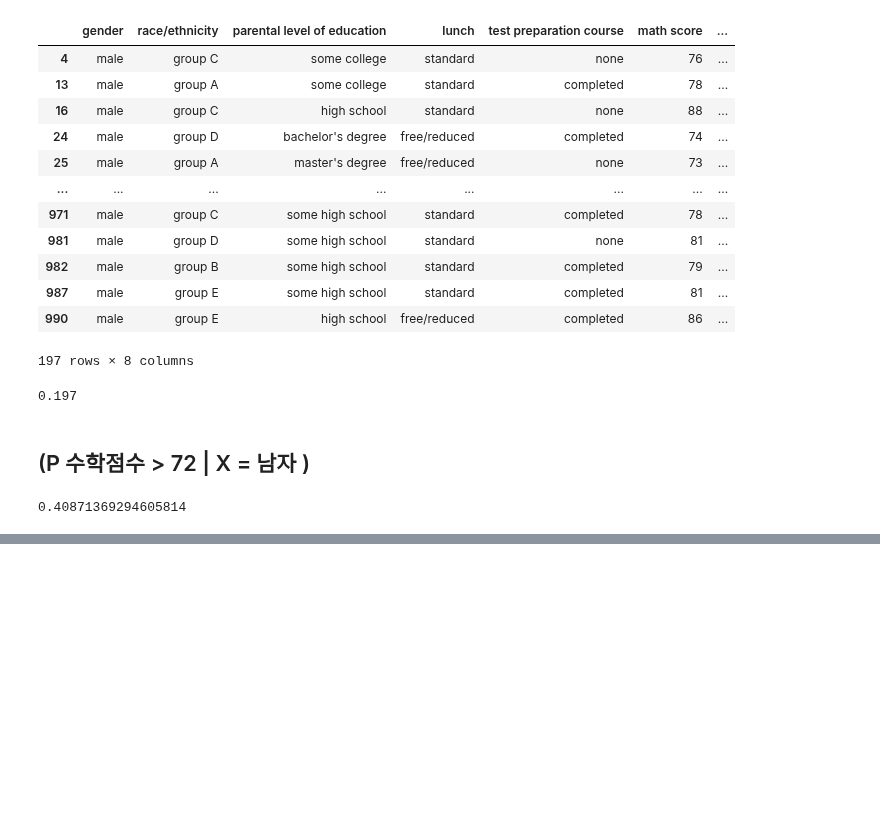
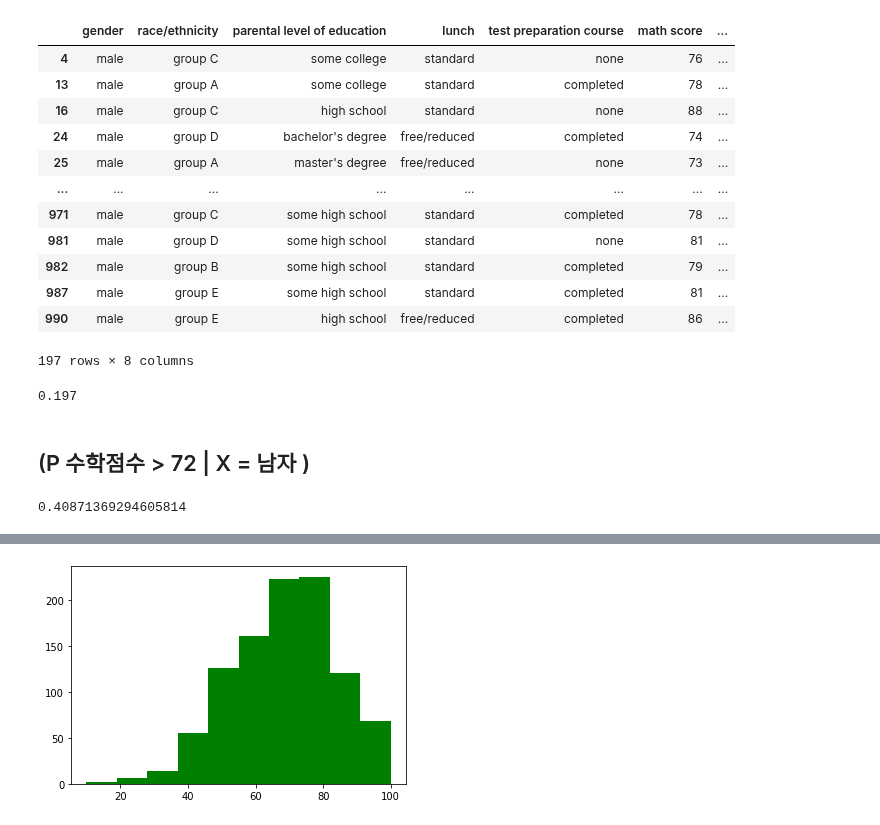
Before and after one commit to seoinhyeok96/python_data_class, a Jupyter notebook: 기초통계 수업 /2 days.ipynb, the cells around one changed output, grey strips where cells are left out. Saved outputs shown, nothing was run; the diff lists cells and outputs as text; code cells hidden in the pictures; blank space fills up the shorter version.

```diff
--- a/기초통계 수업 /2 days.ipynb
+++ b/기초통계 수업 /2 days.ipynb
@@ -138,0 +166,5 @@ p_man72/p_man
+# %%
+plt.hist(df["writing score"],color='g')
+plt.show()
+# %% [output]
+[figure, added]
```
Also changed, not shown: parts of 5 cells of this notebook.
